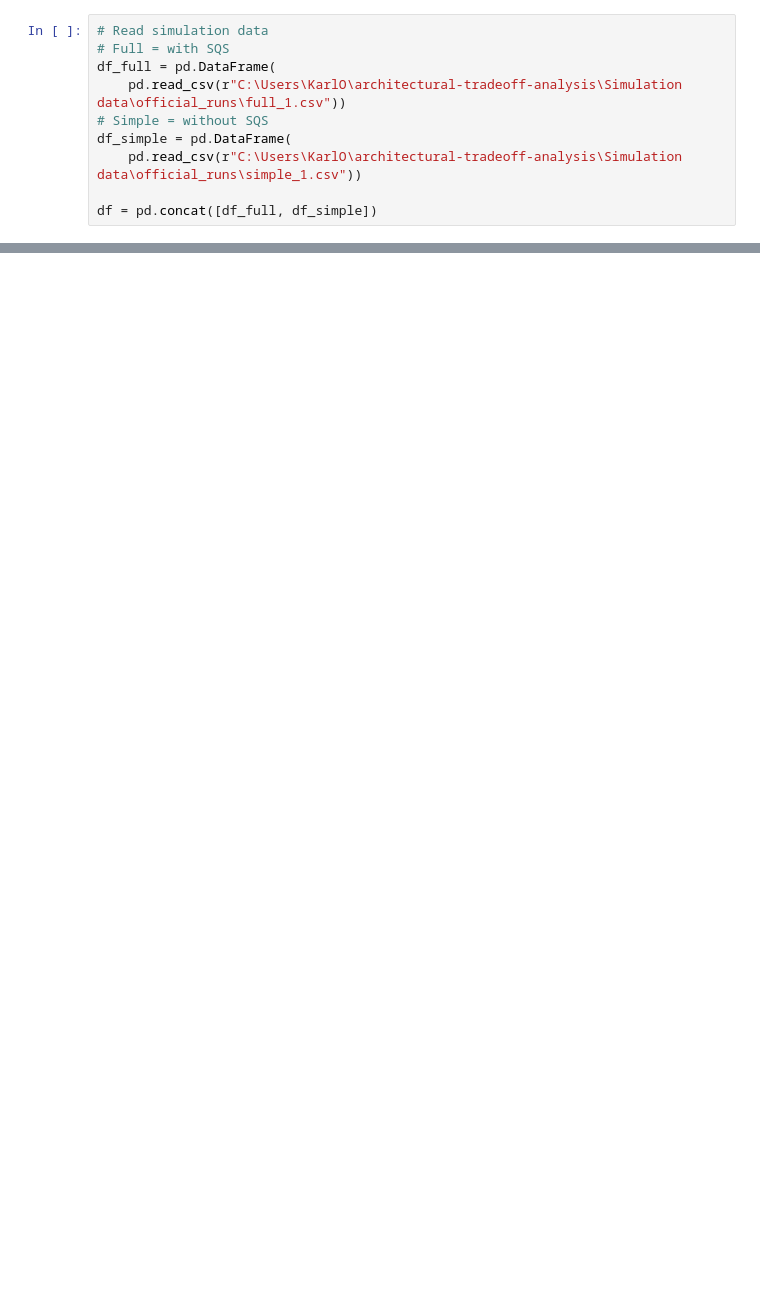
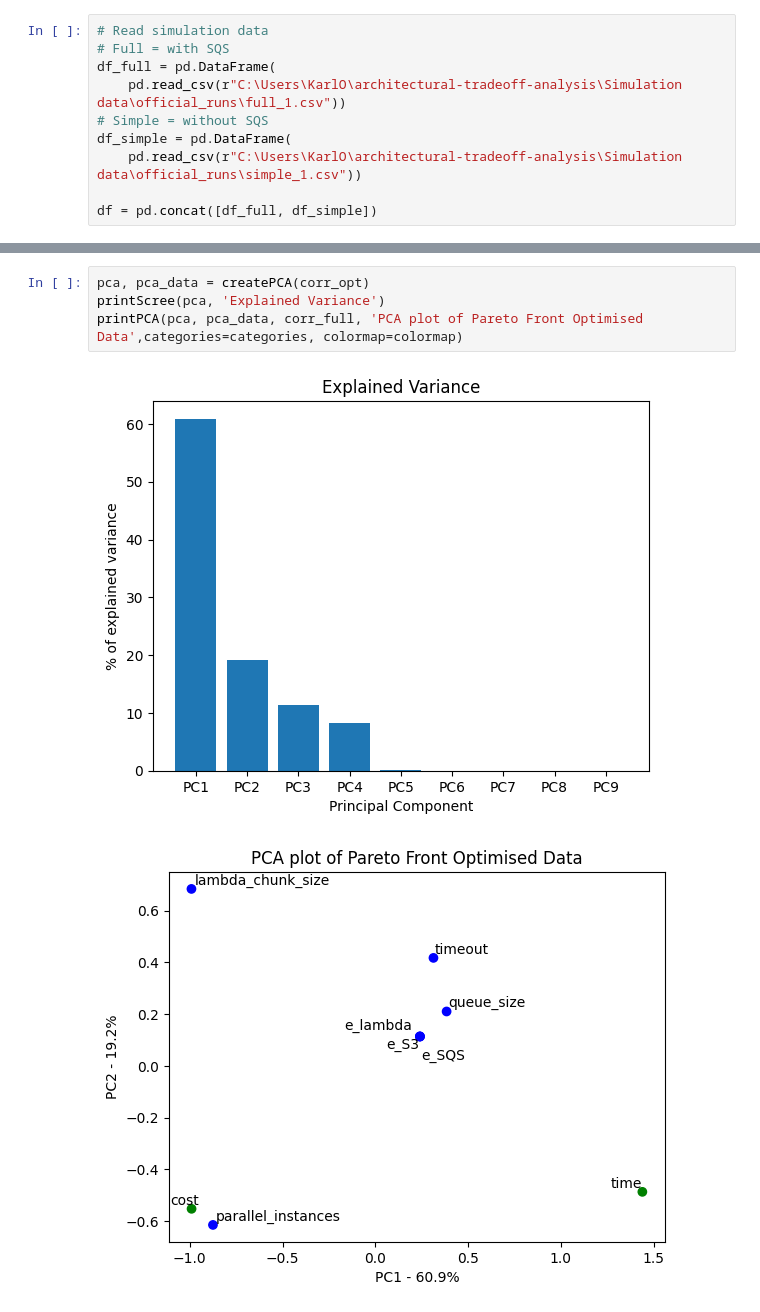
Before and after one commit to karloq/architectural-tradeoff-analysis, a Jupyter notebook: Analysis/PCA_analysis.ipynb, the cells around one changed output, grey strips where cells are left out. Cells and saved outputs as stored; diff of their text form; blank space fills up the shorter version.

```diff
--- a/Analysis/PCA_analysis.ipynb
+++ b/Analysis/PCA_analysis.ipynb
@@ -177,0 +69,7 @@ Name: PC2, dtype: float64
+# %%
+pca, pca_data = createPCA(corr_opt)
+printScree(pca, 'Explained Variance')
+printPCA(pca, pca_data, corr_full, 'PCA plot of Pareto Front Optimised Data',categories=categories, colormap=colormap)
+# %% [output]
+[figure, added]
+[figure, added]
```
Also changed, not shown: parts of 15 cells of this notebook, 1 other file.
